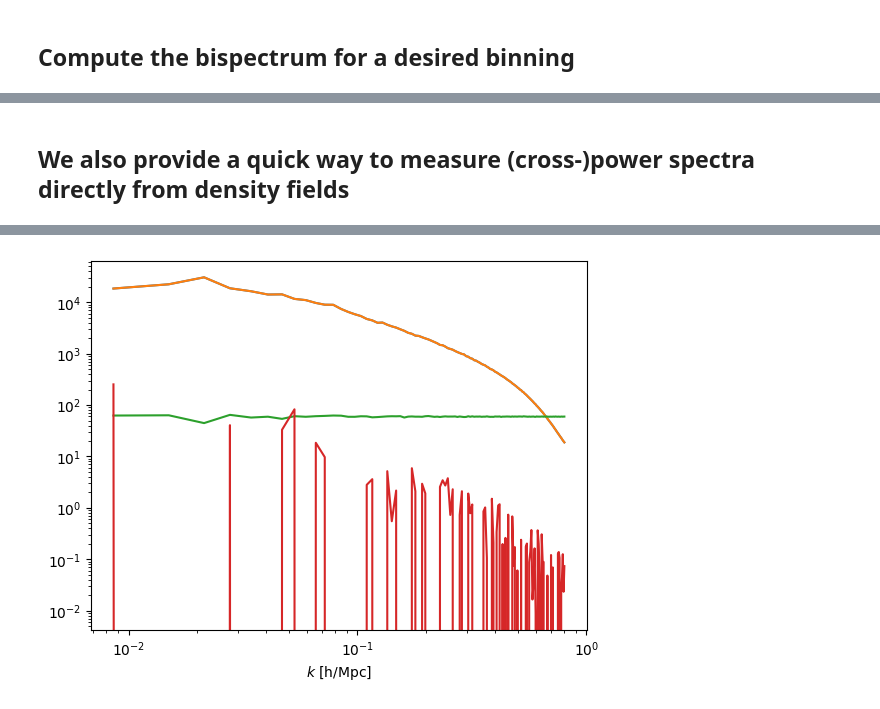
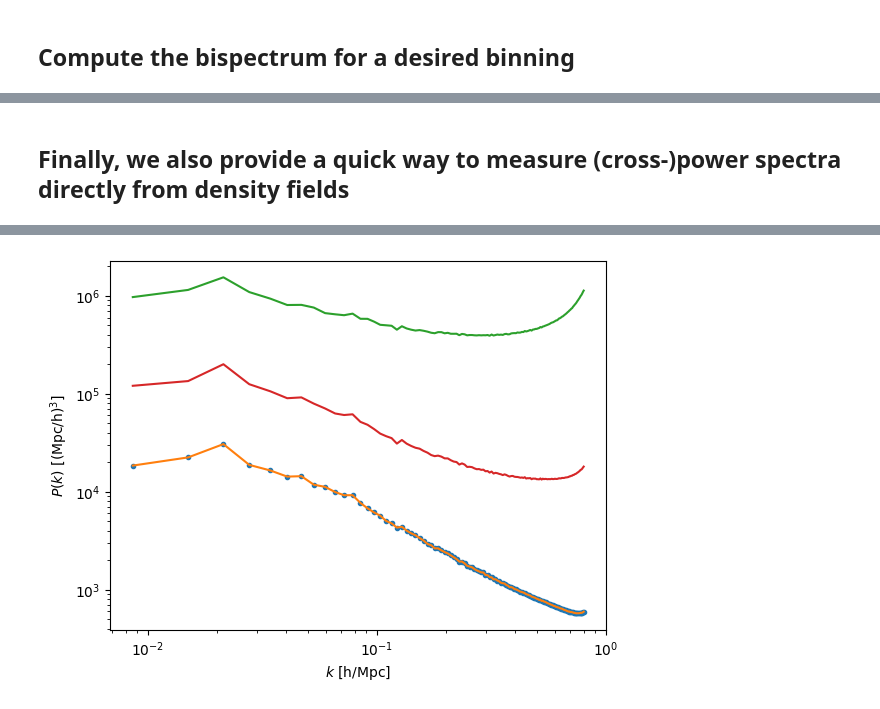
Before and after one commit to tsfloss/DensityFieldTools, a Jupyter notebook: example_notebook.ipynb, the cells around one changed output, grey strips where cells are left out. Drawn from its saved outputs; the diff is of its cells as text; code cells hidden in the pictures.

```diff
--- a/example_notebook.ipynb
+++ b/example_notebook.ipynb
@@ -62,0 +109,4 @@ plt.show()
+# %%
+field = DensityField3D(BoxSize,grid,n_threads=8,FFTW_WISDOM=True)
+field.Load_r2c(np.load(f"df_m_256_PCS_z=0.npy"),MAS='PCS')
+%time BBB = field.Bk(3,3,27,triangle_type='All',verbose=True)
@@ -63,13 +122,14 @@ plt.show()
 # %% [markdown]
-## We also provide a quick way to measure (cross-)power spectra directly from density fields
+## Finally, we also provide a quick way to measure (cross-)power spectra directly from density fields
 # %%
-%time Pself = PkX(field.r_delta,1000,)
-%time Pcross = PkX(field.r_delta,1000,np.random.normal(0,1,field.r_delta.shape))
+%time Pself = PkX(field.r_delta,1000.,MAS=['PCS'])
+%time Pcross = PkX(field.r_delta,1000.,field.r_delta**2.,MAS=["PCS","PCS"])
 
-plt.loglog(Pself[:,0],Pself[:,1])
+plt.loglog(Pself[:,0],Pself[:,1],".")
 plt.loglog(Pcross[:,0],Pcross[:,1])
 plt.loglog(Pcross[:,0],Pcross[:,2])
 plt.loglog(Pcross[:,0],Pcross[:,3])
 plt.xlabel("$k$ [h/Mpc]")
+plt.ylabel("$P(k)$ [(Mpc/h)$^3$]")
 plt.show()
 # %% [output]
@@ -80 +140 @@ Wall time: 1.83 s
-[figure, old version]
+[figure, new version]
```
Also changed, not shown: parts of 10 cells of this notebook, 2 other files.
